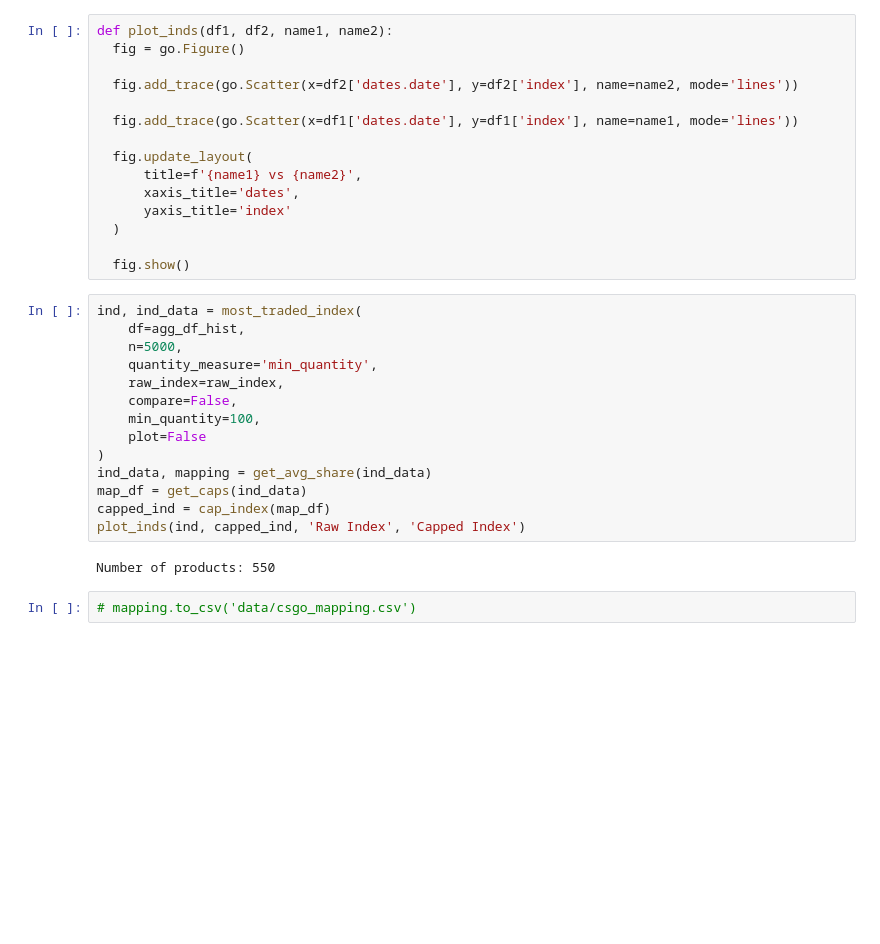
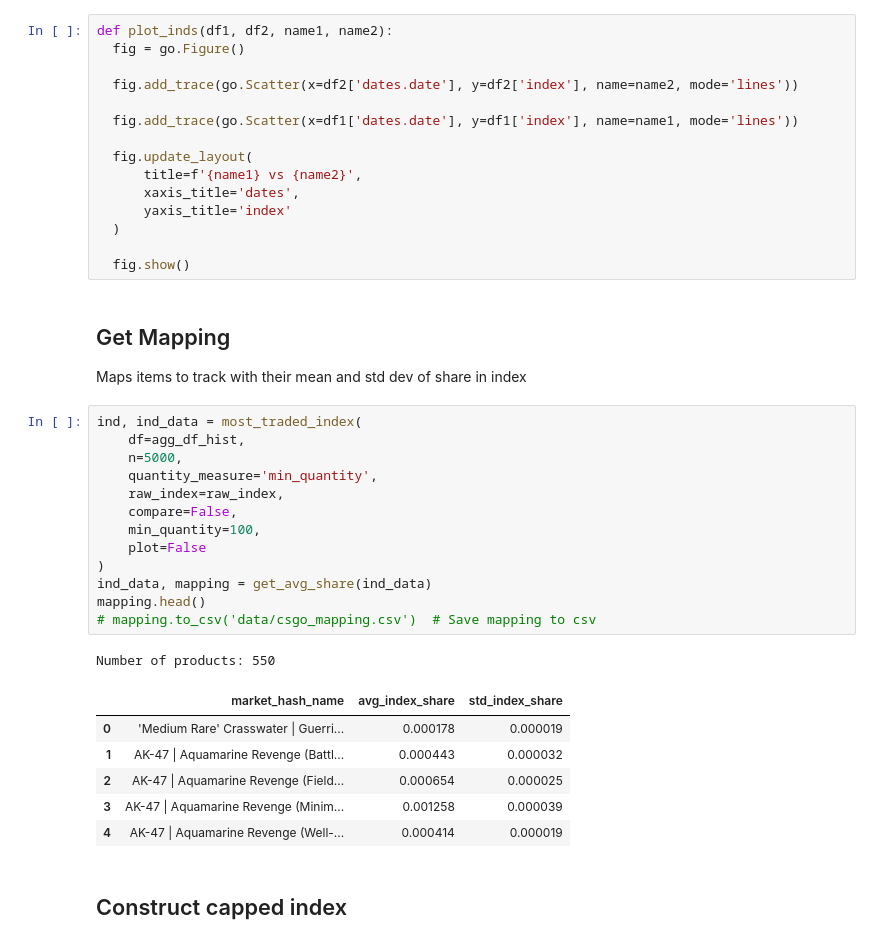
Before and after one commit to ijonas/siwa, a Jupyter notebook: eda/csgo.ipynb, the cells around one changed output. Cells and saved outputs as stored; diff of their text form; blank space fills up the shorter version.

```diff
--- a/eda/csgo.ipynb
+++ b/eda/csgo.ipynb
@@ -284,21 +310,29 @@ def plot_inds(df1, df2, name1, name2):
   )
 
   fig.show()
+# %% [markdown]
+## Get Mapping
+Maps items to track with their mean and std dev of share in index
 # %%
 ind, ind_data = most_traded_index(
     df=agg_df_hist,
     n=5000,
     quantity_measure='min_quantity',
     raw_index=raw_index,
     compare=False,
     min_quantity=100,
     plot=False
 )
 ind_data, mapping = get_avg_share(ind_data)
-map_df = get_caps(ind_data)
-capped_ind = cap_index(map_df)
-plot_inds(ind, capped_ind, 'Raw Index', 'Capped Index')
+mapping.head()
+# mapping.to_csv('data/csgo_mapping.csv')  # Save mapping to csv
 # %% [output]
 Number of products: 550
+|  | market_hash_name | avg_index_share | std_index_share |
+| 0 | 'Medium Rare' Crasswater | Guerri... | 0.000178 | 0.000019 |
+| 1 | AK-47 | Aquamarine Revenge (Battl... | 0.000443 | 0.000032 |
+| 2 | AK-47 | Aquamarine Revenge (Field... | 0.000654 | 0.000025 |
+| 3 | AK-47 | Aquamarine Revenge (Minim... | 0.001258 | 0.000039 |
+| 4 | AK-47 | Aquamarine Revenge (Well-... | 0.000414 | 0.000019 |
-# %%
-# mapping.to_csv('data/csgo_mapping.csv')
+# %% [markdown]
+## Construct capped index
```
Also changed, not shown: parts of 9 cells of this notebook.
